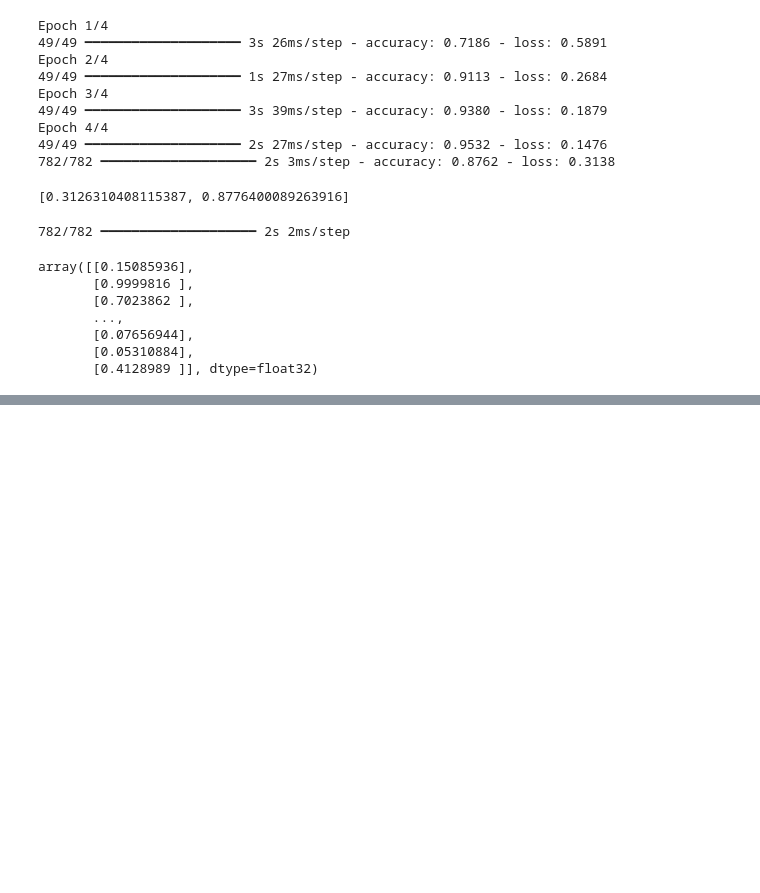
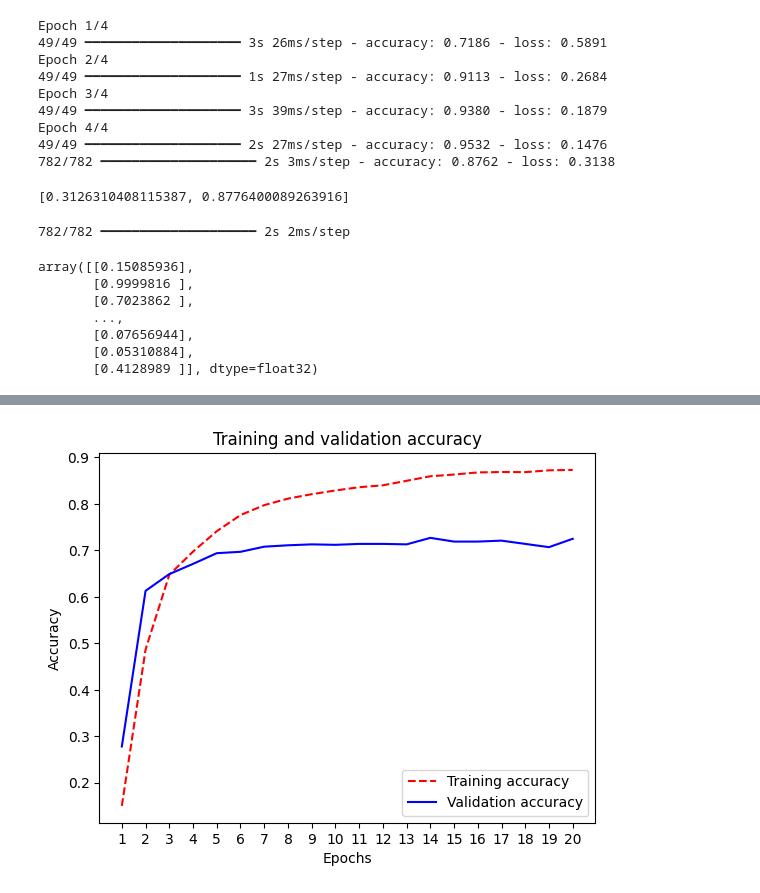
Before and after one commit to devflash101/POC, a Jupyter notebook: Deep Learning/chapter04_classification-and-regression.ipynb, the cells around one changed output, grey strips where cells are left out. Saved outputs shown, nothing was run; the diff lists cells and outputs as text; code cells hidden in the pictures; blank space fills up the shorter version.

```diff
--- a/Deep Learning/chapter04_classification-and-regression.ipynb
+++ b/Deep Learning/chapter04_classification-and-regression.ipynb
@@ -217,0 +479,20 @@ array([[0.15085936],
+# %%
+model = keras.Sequential(
+    [
+        layers.Dense(64, activation="relu"),
+        layers.Dense(4, activation="relu"),
+        layers.Dense(46, activation="softmax"),
+    ]
+)
+model.compile(
+    optimizer="adam",
+    loss="categorical_crossentropy",
+    metrics=["accuracy"],
+)
+history = model.fit(
+    partial_x_train,
+    partial_y_train,
+    epochs=20,
+    batch_size=128,
+    validation_data=(x_val, y_val),
+)
@@ -217,0 +517,14 @@ array([[0.15085936],
+# %%
+plt.clf()
+acc = history.history["accuracy"]
+val_acc = history.history["val_accuracy"]
+plt.plot(epochs, acc, "r--", label="Training accuracy")
+plt.plot(epochs, val_acc, "b", label="Validation accuracy")
+plt.title("Training and validation accuracy")
+plt.xlabel("Epochs")
+plt.xticks(epochs)
+plt.ylabel("Accuracy")
+plt.legend()
+plt.show()
+# %% [output]
+[figure, added]
```
Also changed, not shown: parts of 31 cells of this notebook.
